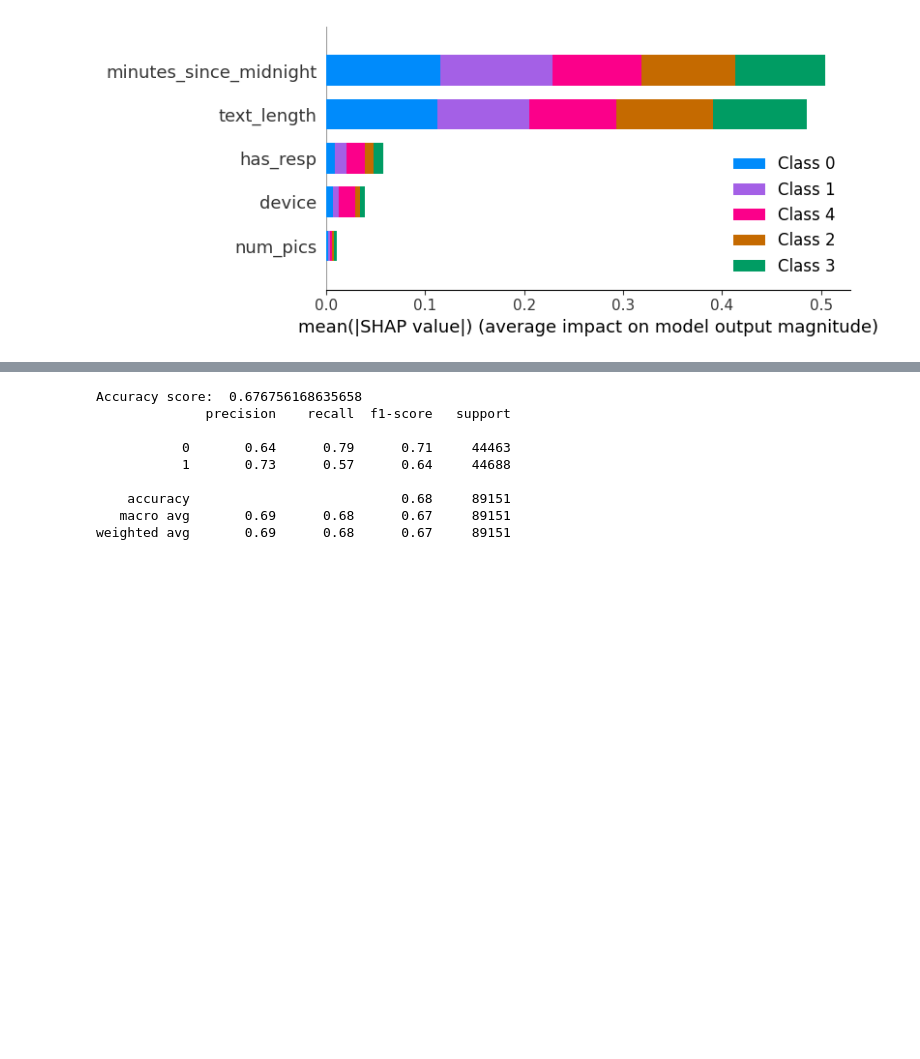
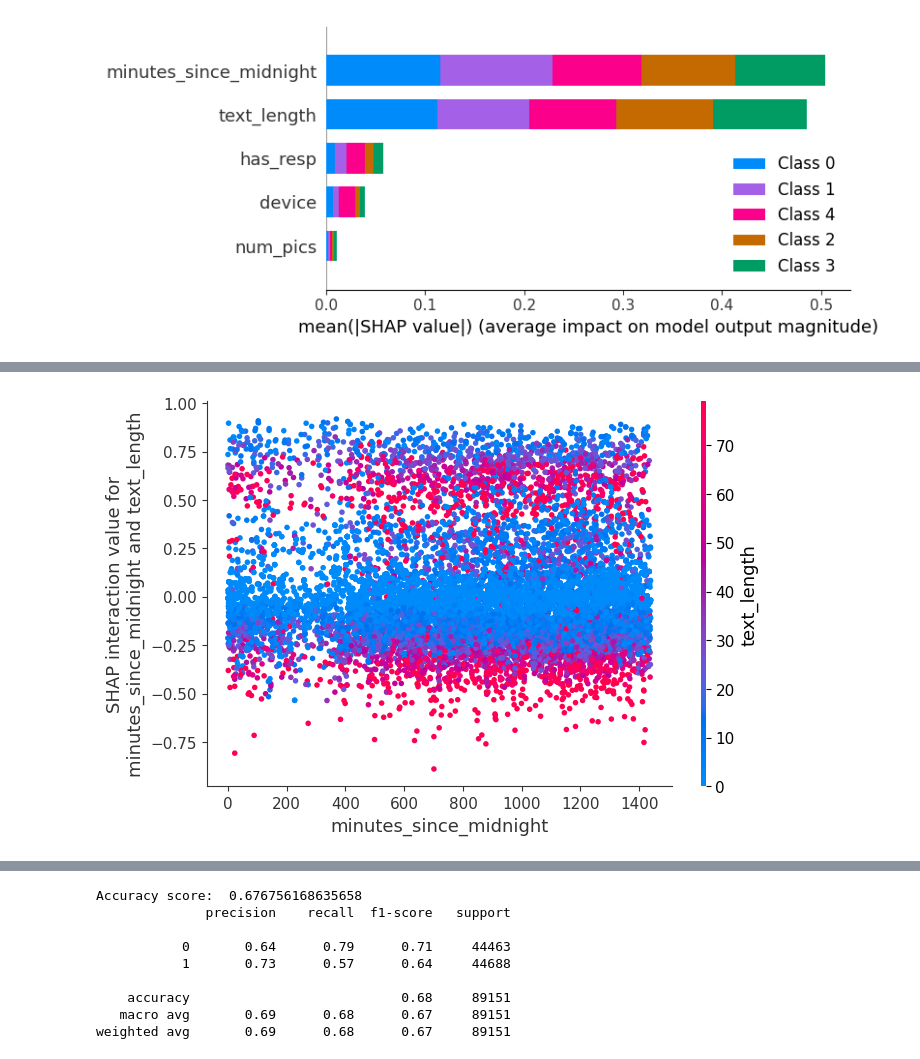
Before and after one commit to SkywingsWang/Masters-Degree-Dissertation, a Jupyter notebook: dissertation.ipynb, the cells around one changed output, grey strips where cells are left out. Drawn from its saved outputs; the diff is of its cells as text; code cells hidden in the pictures; blank space fills up the shorter version.

```diff
--- a/dissertation.ipynb
+++ b/dissertation.ipynb
@@ -549,0 +621,15 @@ plot_multiclass_summary(shap_values_DT, X_test)
+# %%
+# Compute SHAP interaction values
+shap_interaction_values = explainer_DT.shap_interaction_values(X_test)  # using a subset for visualization
+
+# Just using the interaction values for the first class as an example
+shap_values_class_0 = shap_interaction_values[0]
+
+# Plot
+shap.dependence_plot(
+    ("minutes_since_midnight", "text_length"),
+    shap_values_class_0,
+    X_test
+)
+# %% [output]
+[figure, added]
```
Also changed, not shown: parts of 6 cells of this notebook.
